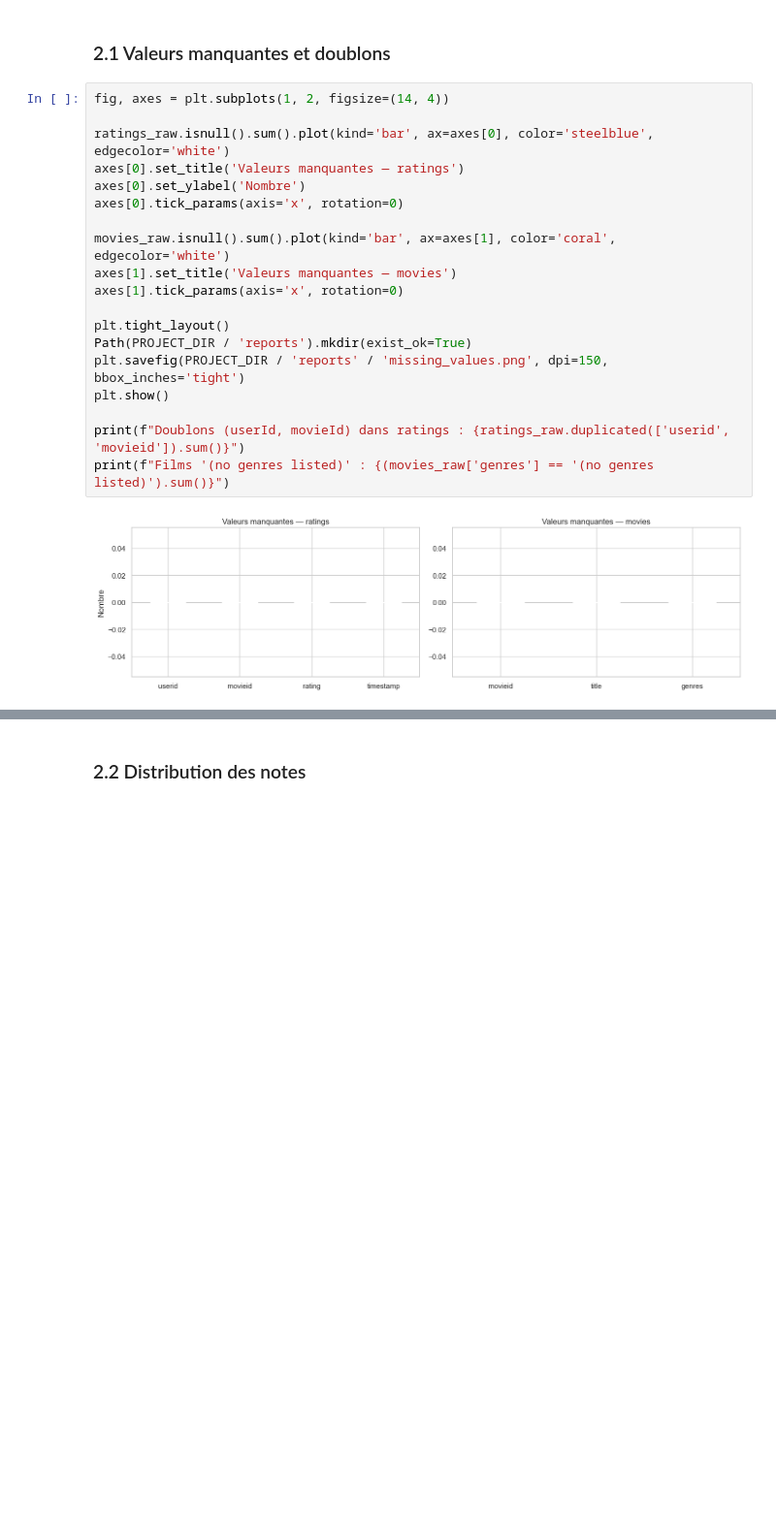
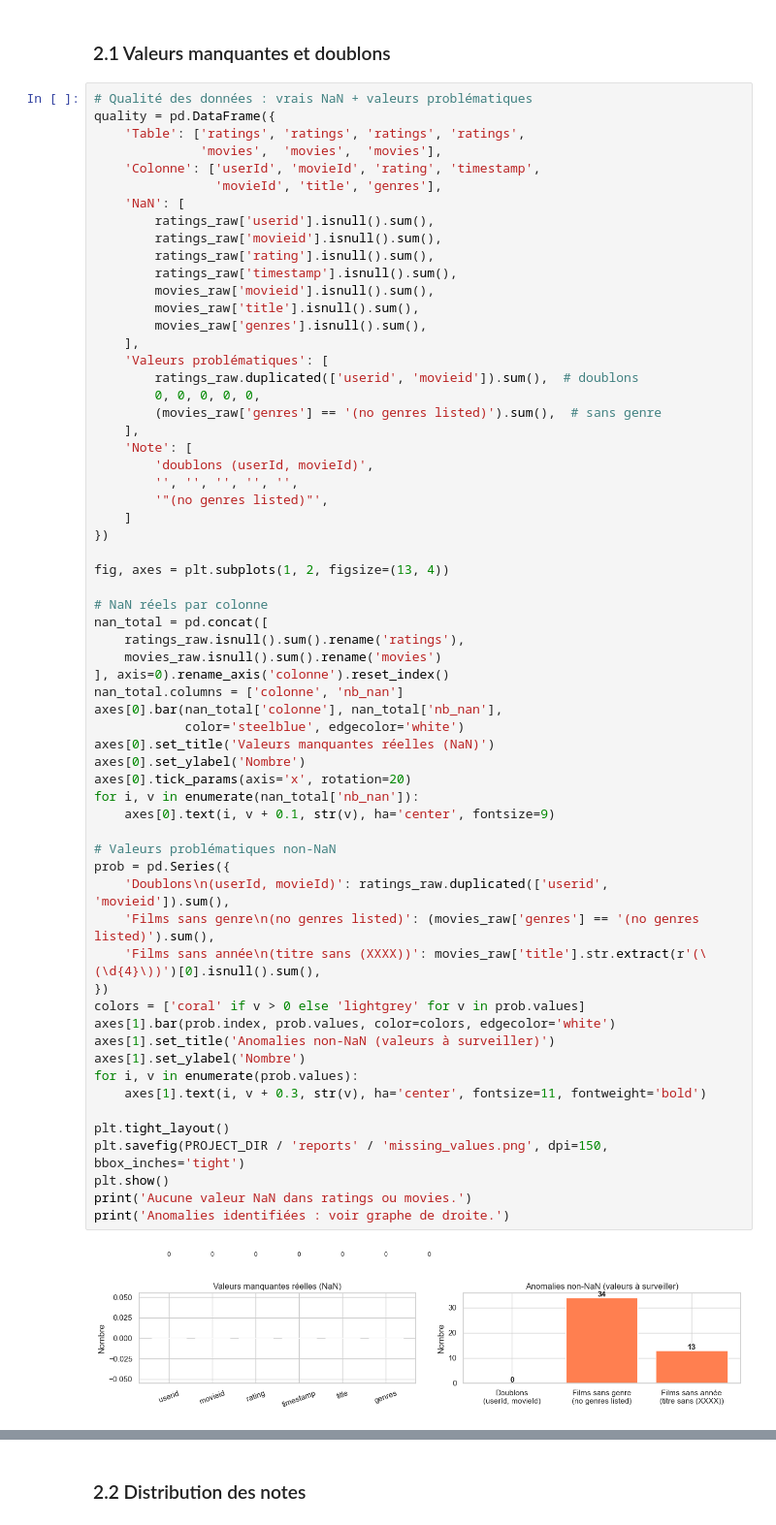
Before and after one commit to MoussaTorch/recommendation-film, a Jupyter notebook: notebooks/01-eda.ipynb, the cells around one changed output, grey strips where cells are left out. Shown at 97% size. Saved outputs shown, nothing was run; the diff lists cells and outputs as text; blank space fills up the shorter version.

Commit message:
fix(notebook): graphes simplifiés — ordonnées claires, cold start 1×2, valeurs manquantes corrigées

```diff
--- a/notebooks/01-eda.ipynb
+++ b/notebooks/01-eda.ipynb
@@ -111,23 +111,66 @@ movies_raw.head()
 # %% [markdown]
 ### 2.1 Valeurs manquantes et doublons
 # %%
-fig, axes = plt.subplots(1, 2, figsize=(14, 4))
+# Qualité des données : vrais NaN + valeurs problématiques
+quality = pd.DataFrame({
+    'Table': ['ratings', 'ratings', 'ratings', 'ratings',
+              'movies',  'movies',  'movies'],
+    'Colonne': ['userId', 'movieId', 'rating', 'timestamp',
+                'movieId', 'title', 'genres'],
+    'NaN': [
+        ratings_raw['userid'].isnull().sum(),
+        ratings_raw['movieid'].isnull().sum(),
+        ratings_raw['rating'].isnull().sum(),
+        ratings_raw['timestamp'].isnull().sum(),
+        movies_raw['movieid'].isnull().sum(),
+        movies_raw['title'].isnull().sum(),
+        movies_raw['genres'].isnull().sum(),
+    ],
+    'Valeurs problématiques': [
+        ratings_raw.duplicated(['userid', 'movieid']).sum(),  # doublons
+        0, 0, 0, 0, 0,
+        (movies_raw['genres'] == '(no genres listed)').sum(),  # sans genre
+    ],
+    'Note': [
+        'doublons (userId, movieId)',
+        '', '', '', '', '',
+        '"(no genres listed)"',
+    ]
+})
 
-ratings_raw.isnull().sum().plot(kind='bar', ax=axes[0], color='steelblue', edgecolor='white')
-axes[0].set_title('Valeurs manquantes — ratings')
+fig, axes = plt.subplots(1, 2, figsize=(13, 4))
+
+# NaN réels par colonne
+nan_total = pd.concat([
+    ratings_raw.isnull().sum().rename('ratings'),
+    movies_raw.isnull().sum().rename('movies')
+], axis=0).rename_axis('colonne').reset_index()
+nan_total.columns = ['colonne', 'nb_nan']
+axes[0].bar(nan_total['colonne'], nan_total['nb_nan'],
+            color='steelblue', edgecolor='white')
+axes[0].set_title('Valeurs manquantes réelles (NaN)')
 axes[0].set_ylabel('Nombre')
-axes[0].tick_params(axis='x', rotation=0)
+axes[0].tick_params(axis='x', rotation=20)
+for i, v in enumerate(nan_total['nb_nan']):
+    axes[0].text(i, v + 0.1, str(v), ha='center', fontsize=9)
 
-movies_raw.isnull().sum().plot(kind='bar', ax=axes[1], color='coral', edgecolor='white')
-axes[1].set_title('Valeurs manquantes — movies')
-axes[1].tick_params(axis='x', rotation=0)
+# Valeurs problématiques non-NaN
+prob = pd.Series({
+    'Doublons\n(userId, movieId)': ratings_raw.duplicated(['userid', 'movieid']).sum(),
+    'Films sans genre\n(no genres listed)': (movies_raw['genres'] == '(no genres listed)').sum(),
+    'Films sans année\n(titre sans (XXXX))': movies_raw['title'].str.extract(r'(\(\d{4}\))')[0].isnull().sum(),
+})
+colors = ['coral' if v > 0 else 'lightgrey' for v in prob.values]
+axes[1].bar(prob.index, prob.values, color=colors, edgecolor='white')
+axes[1].set_title('Anomalies non-NaN (valeurs à surveiller)')
+axes[1].set_ylabel('Nombre')
+for i, v in enumerate(prob.values):
+    axes[1].text(i, v + 0.3, str(v), ha='center', fontsize=11, fontweight='bold')
 
 plt.tight_layout()
-Path(PROJECT_DIR / 'reports').mkdir(exist_ok=True)
 plt.savefig(PROJECT_DIR / 'reports' / 'missing_values.png', dpi=150, bbox_inches='tight')
 plt.show()
-
-print(f"Doublons (userId, movieId) dans ratings : {ratings_raw.duplicated(['userid', 'movieid']).sum()}")
-print(f"Films '(no genres listed)' : {(movies_raw['genres'] == '(no genres listed)').sum()}")
+print('Aucune valeur NaN dans ratings ou movies.')
+print('Anomalies identifiées : voir graphe de droite.')
 # %% [output]
-[figure, old version]
+[figure, new version]
```
Also changed, not shown: parts of 10 cells of this notebook.
